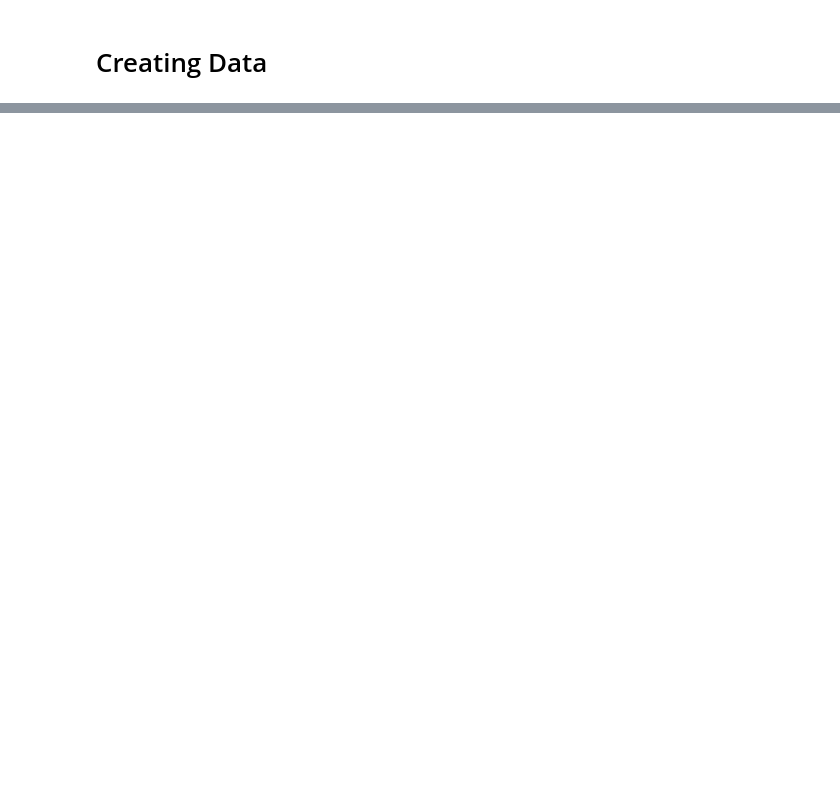
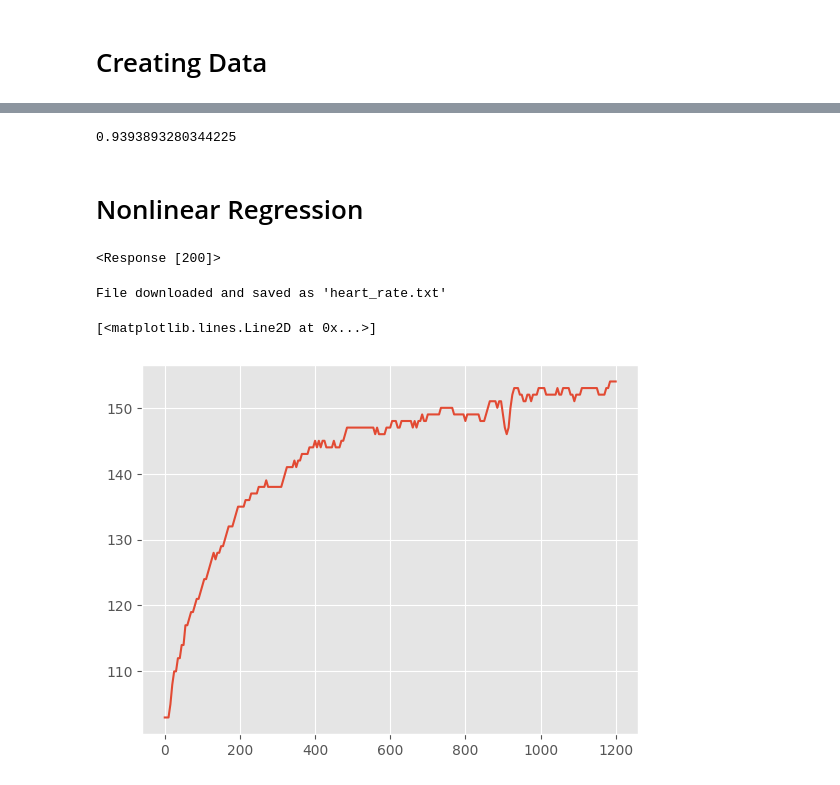
Before and after one commit to nightitachi/Block-Notes, a Jupyter notebook: lesson.ipynb, the cells around one changed output, grey strips where cells are left out. Drawn from its saved outputs; the diff is of its cells as text; code cells hidden in the pictures; blank space fills up the shorter version.

```diff
--- a/lesson.ipynb
+++ b/lesson.ipynb
@@ -59,0 +92,7 @@ plt.show()
+# %%
+re_sq = coefficient_of_determination(ys , regression_line)
+print(re_sq)
+# %% [output]
+0.9393893280344225
+# %% [markdown]
+# Nonlinear Regression
@@ -59,0 +104,22 @@ plt.show()
+# %%
+response
+# %% [output]
+<Response [200]>
+# %%
+if response.status_code == 200:
+    with open("heart_rate.txt", "w") as file:
+        file.write(response.text)
+    print("File downloaded and saved as 'heart_rate.txt'")
+else:
+    print(f"Failed to download the file. Status code: {response.status_code}")
+# %% [output]
+File downloaded and saved as 'heart_rate.txt'
+# %%
+import pandas as pd
+
+hr= pd.read_csv('heart_rate.txt')
+# %%
+plt.plot(hr['Time (sec)'] , hr['Heart Rate (BPM)'])
+# %% [output]
+[<matplotlib.lines.Line2D at 0x...>]
+[figure, added]
```
Also changed, not shown: parts of 14 cells of this notebook.
